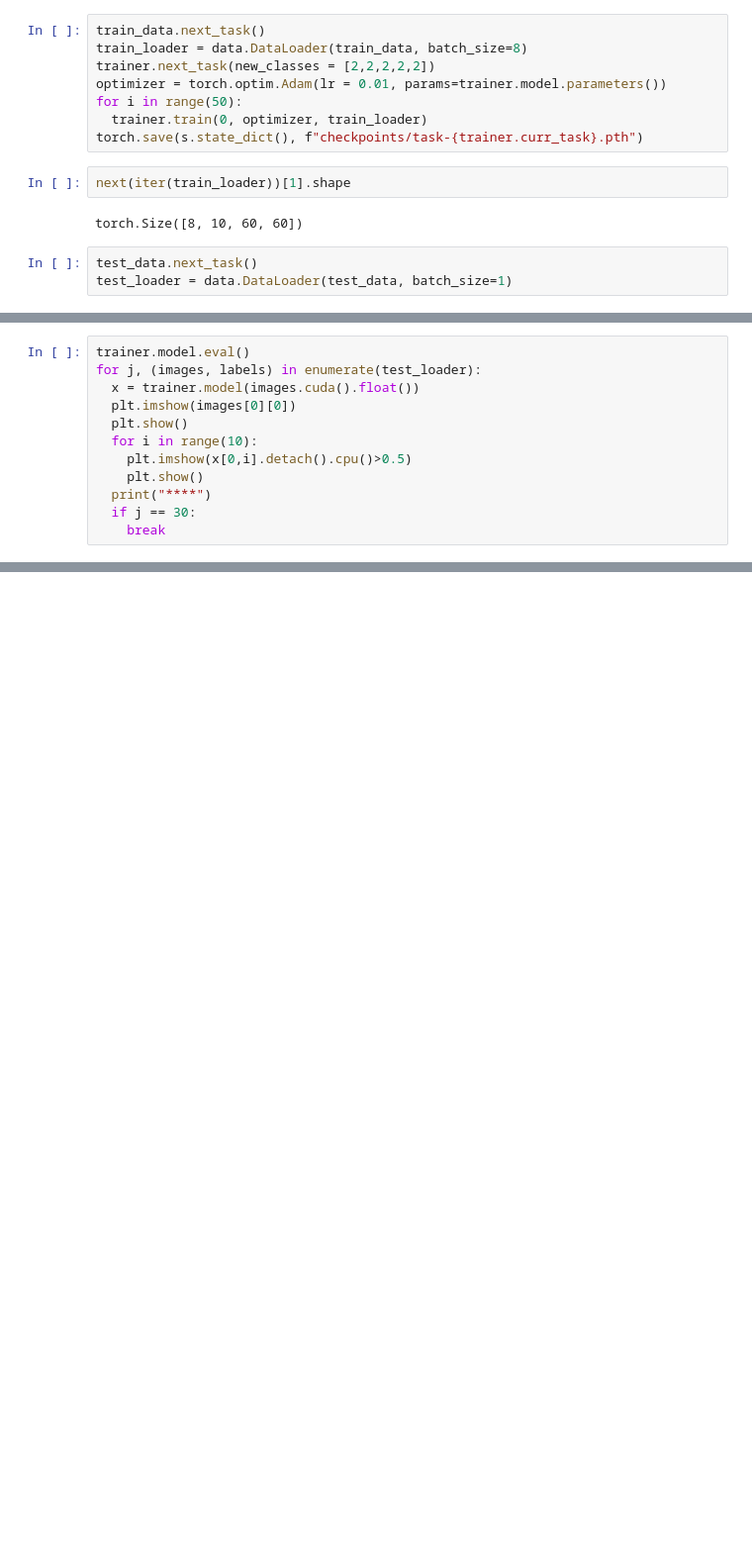
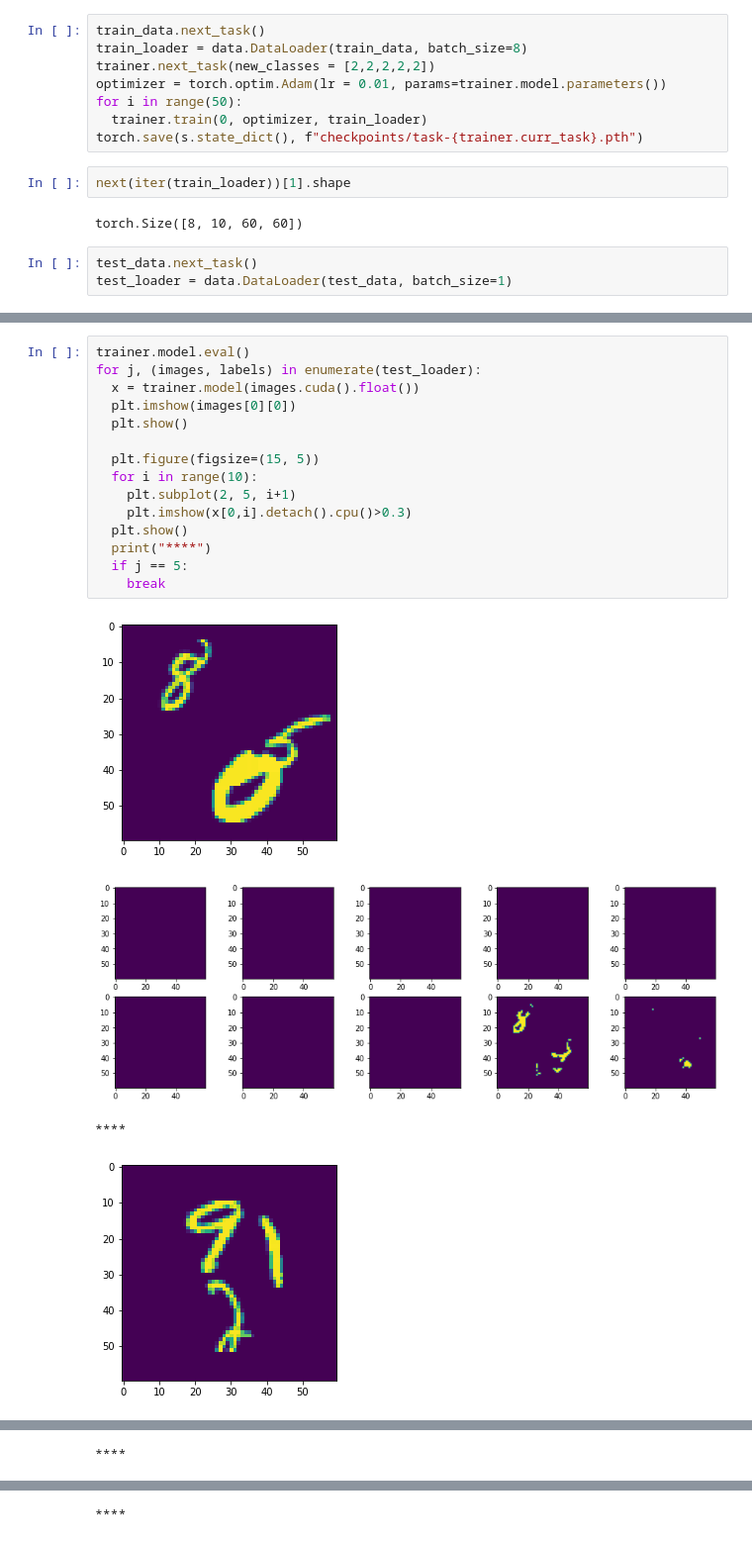
Before and after one commit to mapaf2/mnist-continual-seg, a Jupyter notebook: continual_segmentation_mnist.ipynb, the cells around one changed output, grey strips where cells are left out. Shown at 99% size. Cells and saved outputs as stored; diff of their text form; blank space fills up the shorter version.

```diff
--- a/continual_segmentation_mnist.ipynb
+++ b/continual_segmentation_mnist.ipynb
@@ -229,12 +235,20 @@ torch.Size([1, 6, 60, 60])
 # %%
 trainer.model.eval()
 for j, (images, labels) in enumerate(test_loader):
   x = trainer.model(images.cuda().float())
   plt.imshow(images[0][0])
   plt.show()
+
+  plt.figure(figsize=(15, 5))
   for i in range(10):
-    plt.imshow(x[0,i].detach().cpu()>0.5)
-    plt.show()
+    plt.subplot(2, 5, i+1)
+    plt.imshow(x[0,i].detach().cpu()>0.3)
+  plt.show()
   print("****")
-  if j == 30:
+  if j == 5:
     break
+# %% [output]
+[figure, added]
+[figure, added]
+****
+[figure, added]
@@ -240,0 +256 @@ for j, (images, labels) in enumerate(test_loader):
+****
@@ -240,0 +259 @@ for j, (images, labels) in enumerate(test_loader):
+****
```
Also changed, not shown: parts of 24 cells of this notebook.
